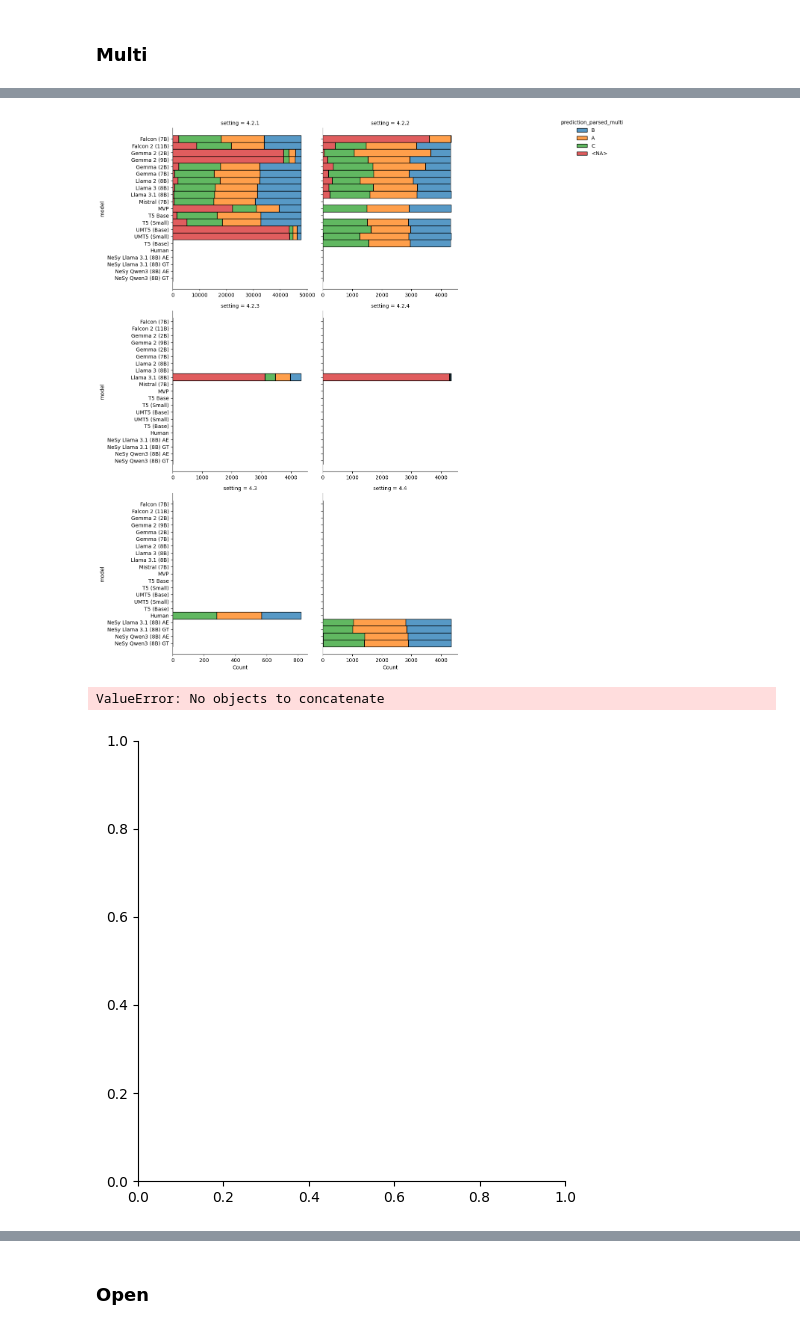
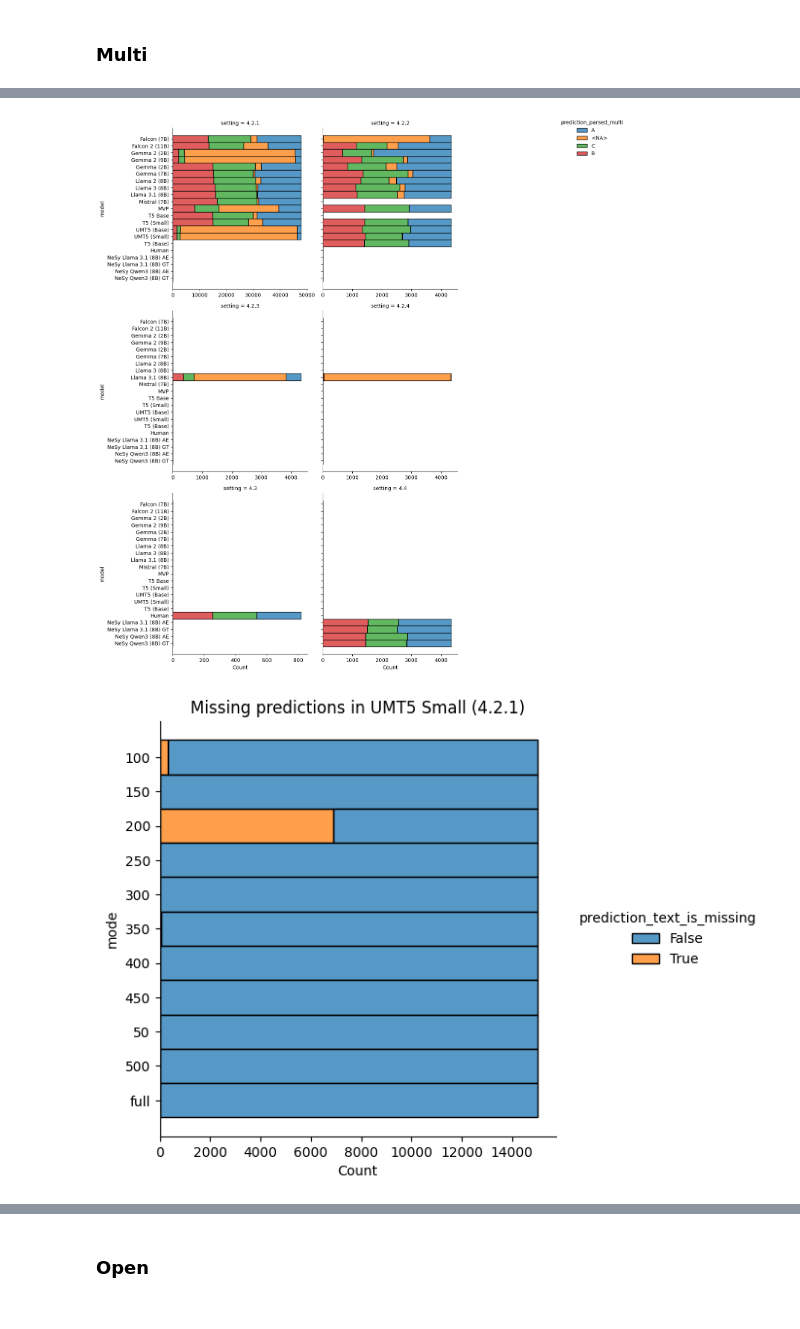
Before and after one commit to felixdivo/quants-eval, a Jupyter notebook: eval-all/consolidate_data.ipynb, the cells around one changed output, grey strips where cells are left out. Drawn from its saved outputs; the diff is of its cells as text; code cells hidden in the pictures.

```diff
--- a/eval-all/consolidate_data.ipynb
+++ b/eval-all/consolidate_data.ipynb
@@ -180,6 +180,8 @@ for setting in base.iterdir():
                     continue
 
         assert split in ("val", "test"), f"Invalid split {split} in '{experiment}'"
+        if split == "val":
+            continue  # We only want test results
 
         print(f"Setting {setting.name}, model {model}, mode {mode}, split {split}")
         data = pd.read_csv(experiment)
@@ -588,29 +590,28 @@ sns.move_legend(ax, bbox_to_anchor=(1.05, 1), loc="upper left")
 sns.despine()
 pass
 # %% [output]
-[figure, old version]
+[figure, new version]
 # %%
 # Check UMT5 Small (4.2.1)
 
 joined_with_missing = joined.copy()
 joined_with_missing = joined_with_missing[joined_with_missing["setting"] == "4.2.1"]
-joined_with_missing = joined_with_missing[joined_with_missing["model"] == "UMT5 Small"]
+joined_with_missing = joined_with_missing[joined_with_missing["model"] == "UMT5 (Small)"]
 joined_with_missing["prediction_text_is_missing"] = joined_with_missing[
     "prediction_text"
 ].isna()
 
 ax = sns.displot(
     data=joined_with_missing.astype({"prediction_text_is_missing": "str"}),
     y="mode",
     hue="prediction_text_is_missing",
     multiple="stack",
 )
 ax.set(title="Missing predictions in UMT5 Small (4.2.1)")
 sns.despine()
 pass
 # %% [output]
-ValueError: No objects to concatenate
-[figure, old version]
+[figure, new version]
 # %%
 # The ones we were not able to parse are:
 joined.loc[
```
Also changed, not shown: parts of 20 cells of this notebook, 5 other files.
